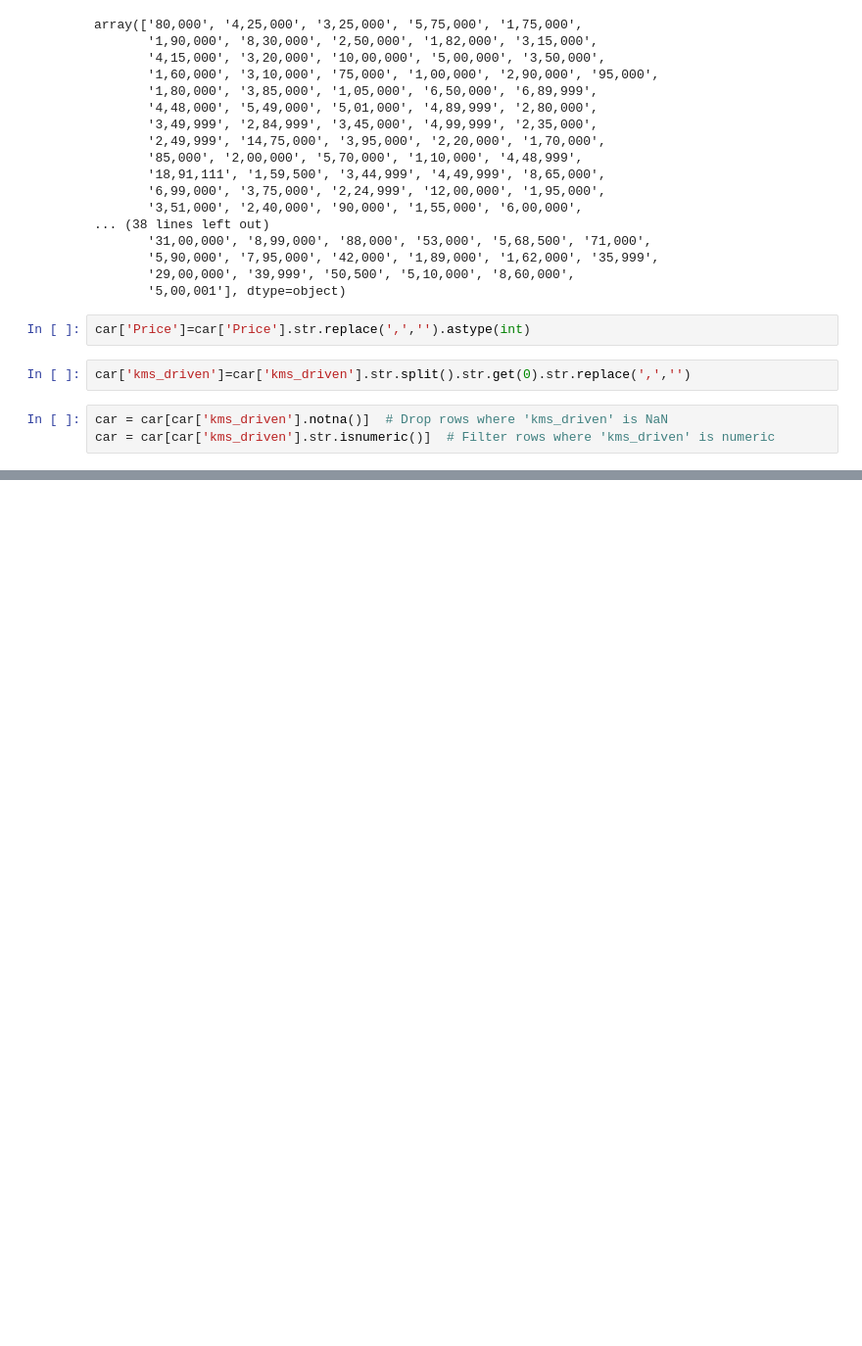
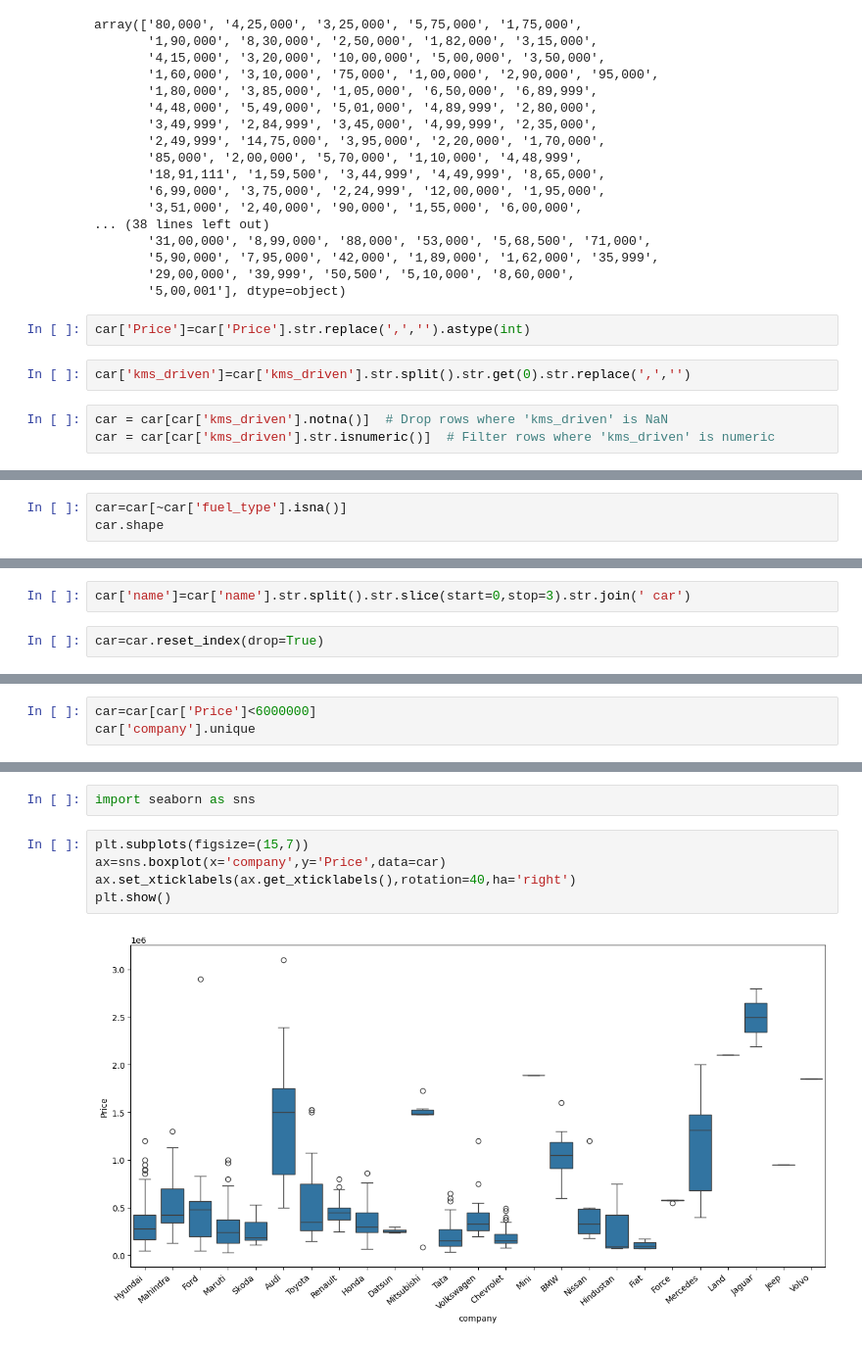
Before and after one commit to SandeepMuhal88/Project_In_Machine_Learning, a Jupyter notebook: Car_Price_prediction/notebook.ipynb, the cells around one changed output, grey strips where cells are left out. Shown at 98% size. Drawn from its saved outputs; the diff is of its cells as text; blank space fills up the shorter version.

```diff
--- a/Car_Price_prediction/notebook.ipynb
+++ b/Car_Price_prediction/notebook.ipynb
@@ -164,0 +174,3 @@ car = car[car['kms_driven'].str.isnumeric()]  # Filter rows where 'kms_driven' i
+# %%
+car=car[~car['fuel_type'].isna()]
+car.shape
@@ -164,0 +179,4 @@ car = car[car['kms_driven'].str.isnumeric()]  # Filter rows where 'kms_driven' i
+# %%
+car['name']=car['name'].str.split().str.slice(start=0,stop=3).str.join(' car')
+# %%
+car=car.reset_index(drop=True)
@@ -164,0 +215,3 @@ car = car[car['kms_driven'].str.isnumeric()]  # Filter rows where 'kms_driven' i
+# %%
+car=car[car['Price']<6000000]
+car['company'].unique
@@ -164,0 +231,9 @@ car = car[car['kms_driven'].str.isnumeric()]  # Filter rows where 'kms_driven' i
+# %%
+import seaborn as sns
+# %%
+plt.subplots(figsize=(15,7))
+ax=sns.boxplot(x='company',y='Price',data=car)
+ax.set_xticklabels(ax.get_xticklabels(),rotation=40,ha='right')
+plt.show()
+# %% [output]
+[figure, added]
```
Also changed, not shown: parts of 7 cells of this notebook.
